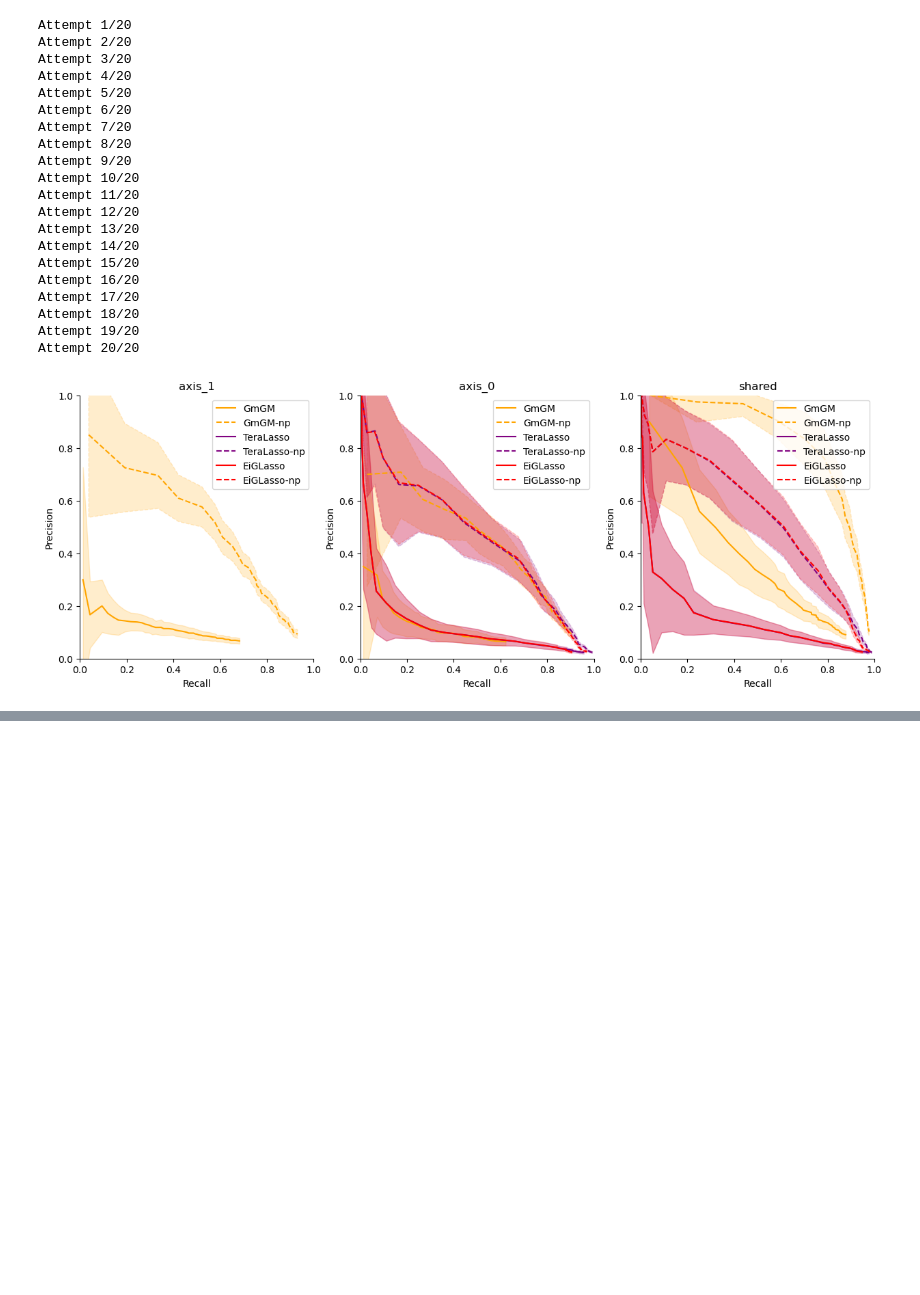
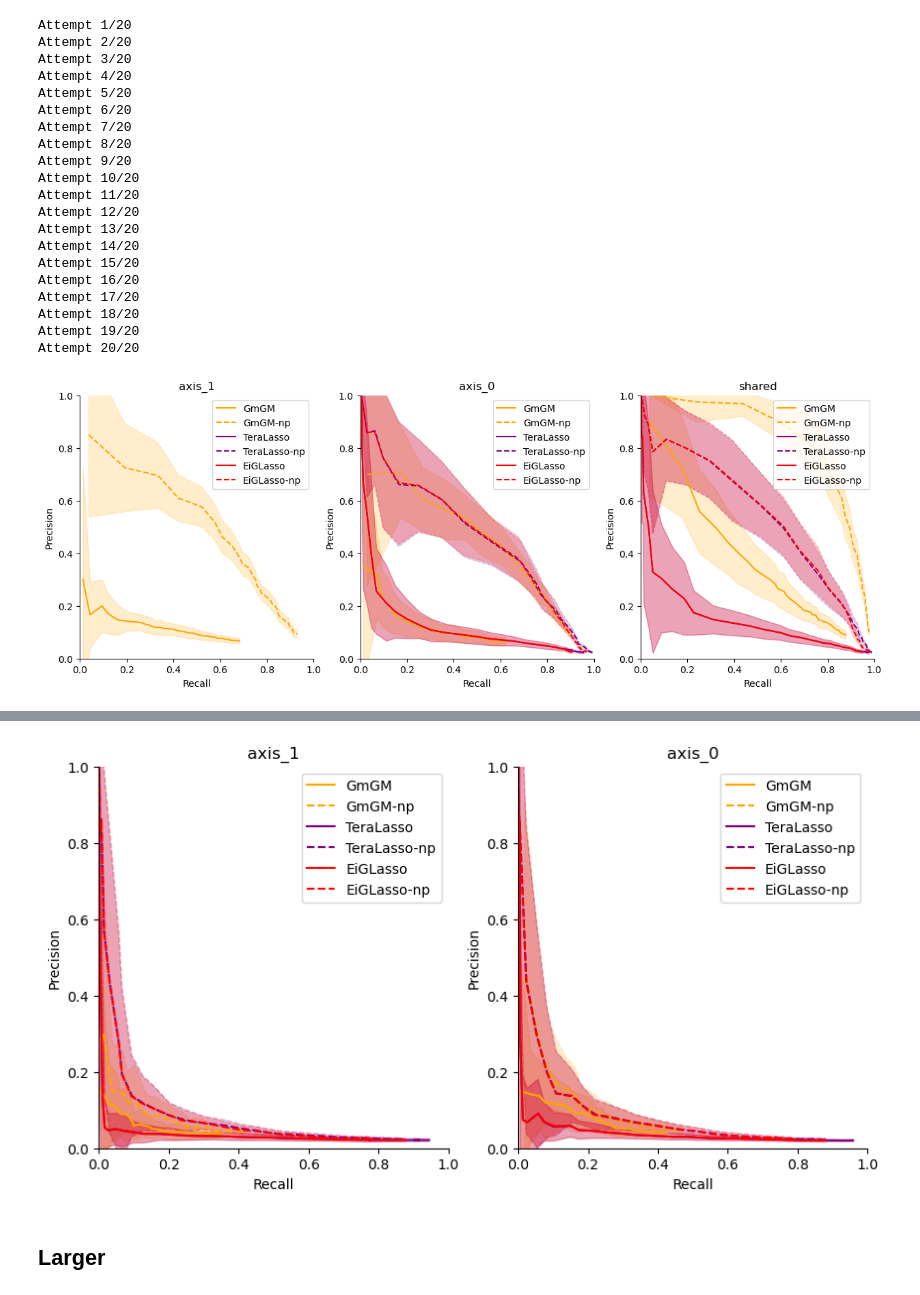
Before and after one commit to BaileyAndrew/GmGM-python, a Jupyter notebook: examples/other_algs/pr_with_other_algs.ipynb, the cells around one changed output, grey strips where cells are left out. Saved outputs shown, nothing was run; the diff lists cells and outputs as text; code cells hidden in the pictures; blank space fills up the shorter version.

```diff
--- a/examples/other_algs/pr_with_other_algs.ipynb
+++ b/examples/other_algs/pr_with_other_algs.ipynb
@@ -435,0 +754,20 @@ Attempt 20/20
+# %%
+generator = DatasetGenerator(
+    structure={
+        "dataset": ("axis_0", "axis_1"),
+    },
+    generator={
+        "axis_0": PrecMatGenerator(
+            mask=PrecMatErdosRenyiGilbert(edge_probability=0.02),
+        ),
+        "axis_1": PrecMatGenerator(
+            mask=PrecMatErdosRenyiGilbert(edge_probability=0.02),
+        ),
+    },
+    size={
+        "axis_0": 50,
+        "axis_1": 50,
+    },
+    axis_join="Kronecker Product"
+)
+generator
@@ -435,0 +788,47 @@ Attempt 20/20
+# %%
+nlambdas = 50
+results_sup_4 = measure_prec_recall(
+    generator,
+    algorithms={
+        "GmGM": lambda dataset, lambdas: GmGM(dataset, lambdas, threshold_method="overall"),
+        "GmGM-np": lambda dataset, lambdas: GmGM(dataset, lambdas, threshold_method="overall", use_nonparanormal_skeptic=True),
+        "TeraLasso": lambda dataset, lambdas: TeraLasso(dataset, lambdas),
+        "TeraLasso-np": lambda dataset, lambdas: TeraLasso(dataset, lambdas, use_nonparanormal_skeptic=True),
+        "EiGLasso": lambda dataset, lambdas: EiGLasso(dataset, lambdas, lambdas),
+        "EiGLasso-np": lambda dataset, lambdas: EiGLasso(dataset, lambdas, lambdas, use_nonparanormal_skeptic=True),
+    },
+    Lambdas={
+        "GmGM": np.linspace(0.001, 0.2, nlambdas),
+        "GmGM-np": np.linspace(0.001, 0.2, nlambdas),
+        "TeraLasso": 10**np.linspace(-2, 0, nlambdas),
+        "TeraLasso-np": 10**np.linspace(-5, -3, nlambdas),
+        "EiGLasso": 10**np.linspace(-2, 0, nlambdas),
+        "EiGLasso-np": 10**np.linspace(-5, -3, nlambdas),
+    },
+    num_attempts=20,
+    num_samples=1,
+    verbose=1,
+    fail_gracefully=False
+)
+fig_sup_4, ax_sup_4 = plot_prec_recall(
+    results_sup_4,
+    figsize=(10, 5),
+    color={
+        "GmGM": "orange",
+        "GmGM-np": "orange",
+        "TeraLasso": "purple",
+        "TeraLasso-np": "purple",
+        "EiGLasso": "red",
+        "EiGLasso-np": "red",
+    },
+    linestyle={
+        "GmGM": "-",
+        "GmGM-np": "--",
+        "TeraLasso": "-",
+        "TeraLasso-np": "--",
+        "EiGLasso": "-",
+        "EiGLasso-np": "--",
+    }
+)
+fig_sup_4.savefig("out_figs/prec_recall_2_axis_1_modality_normal_kp.pdf", bbox_inches="tight")
+# %% [output]
@@ -435,0 +855,3 @@ Attempt 20/20
+[figure, added]
+# %% [markdown]
+## Larger
```
Also changed, not shown: parts of 17 cells of this notebook, 8 other files.
